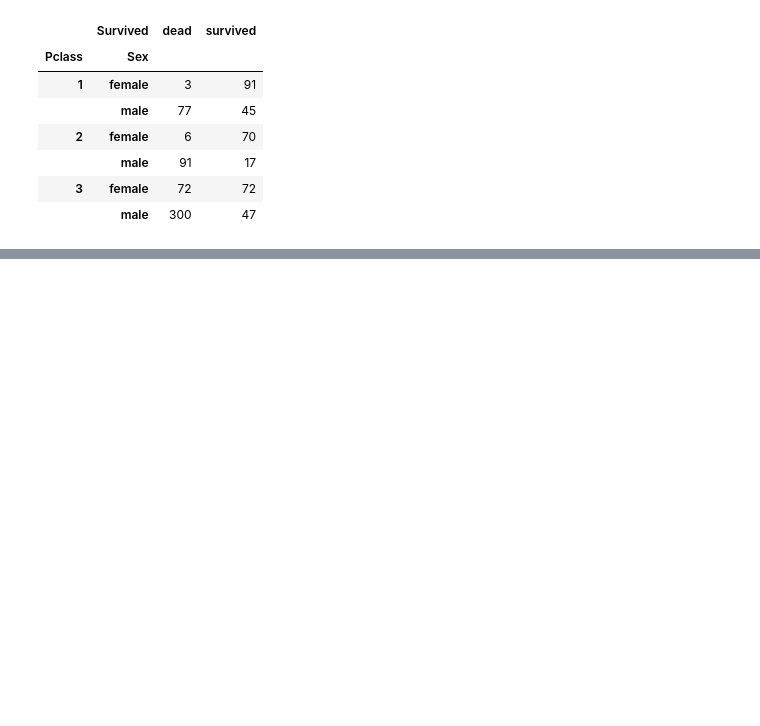
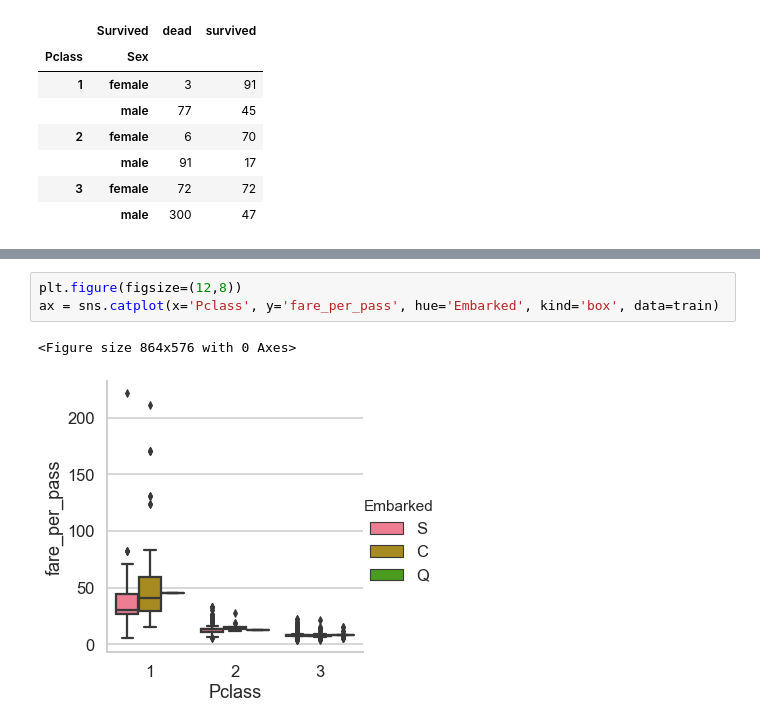
Before and after one commit to julisep/SPICEDbootcamp, a Jupyter notebook: Week_02/Titanic/exploratory_data_analysis.ipynb, the cells around one changed output, grey strips where cells are left out. Saved outputs shown, nothing was run; the diff lists cells and outputs as text; blank space fills up the shorter version.

```diff
--- a/Week_02/Titanic/exploratory_data_analysis.ipynb
+++ b/Week_02/Titanic/exploratory_data_analysis.ipynb
@@ -191,0 +203,6 @@ passengers_count
+# %%
+plt.figure(figsize=(12,8))
+ax = sns.catplot(x='Pclass', y='fare_per_pass', hue='Embarked', kind='box', data=train)
+# %% [output]
+<Figure size 864x576 with 0 Axes>
+[figure, added]
```
Also changed, not shown: parts of 4 cells of this notebook, 10 other files.
